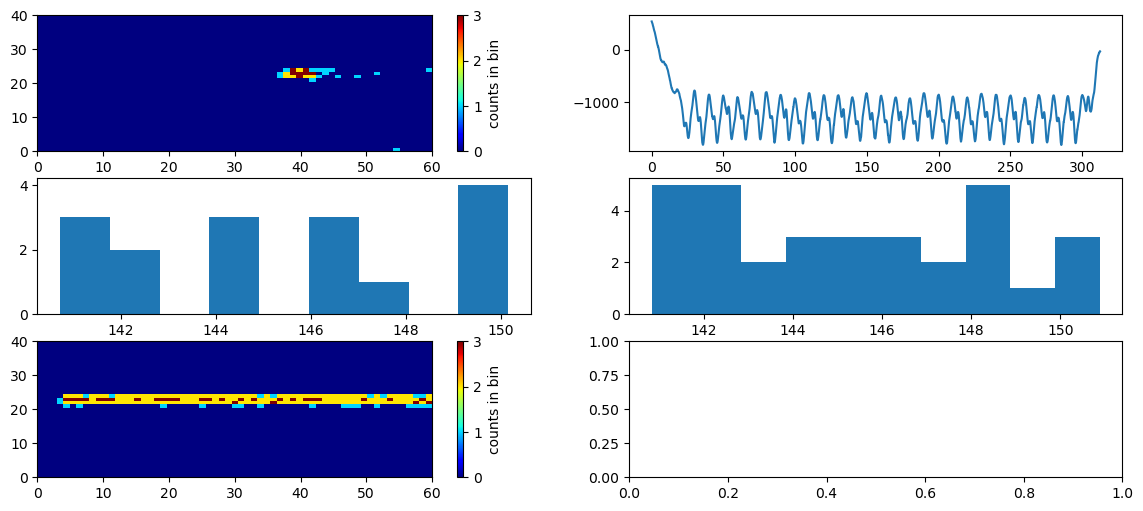
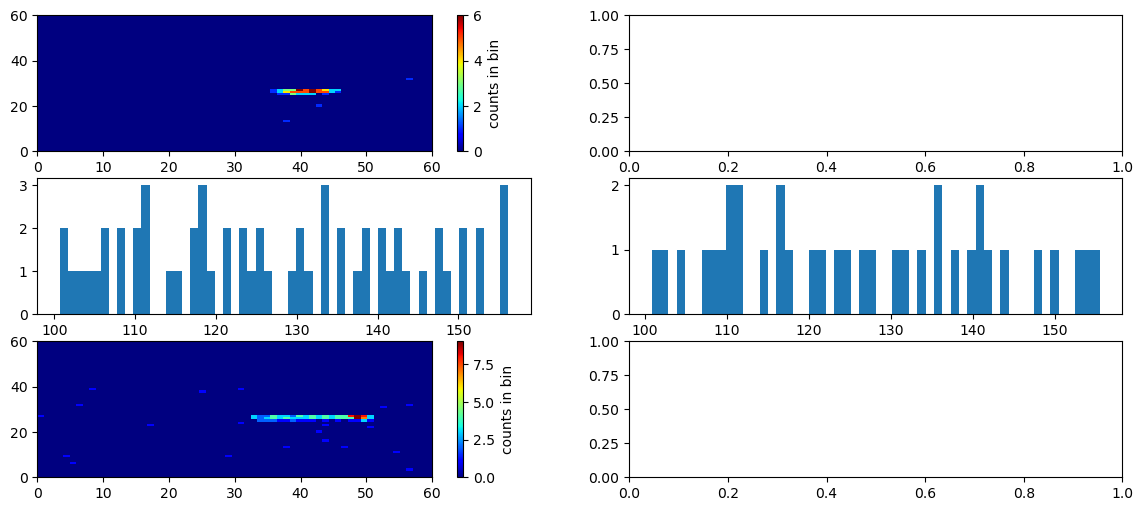
Code edit (unified diff) that turned the first committed figure into the second:
--- before
+++ after
@@ -10,5 +10,5 @@
 fig, axs = plt.subplots(3, 2, figsize=(14,6))
 plot_events_heat_map(evnts, axs[0,0])
-axs[0,1].plot(np.arange(len(imu_trace))/8.0,imu_trace)
+# axs[0,1].plot(np.arange(len(imu_trace))/8.0,imu_trace)
 plot_events_rate(evnts[evnts[:,3]==1,:], ax_events = axs[1,0], bin_size=1)
 plot_events_rate(evnts[evnts[:,3]==0,:], ax_events = axs[1,1], bin_size=1)

Commit: Add/Update data analysis and figure generation notebooks